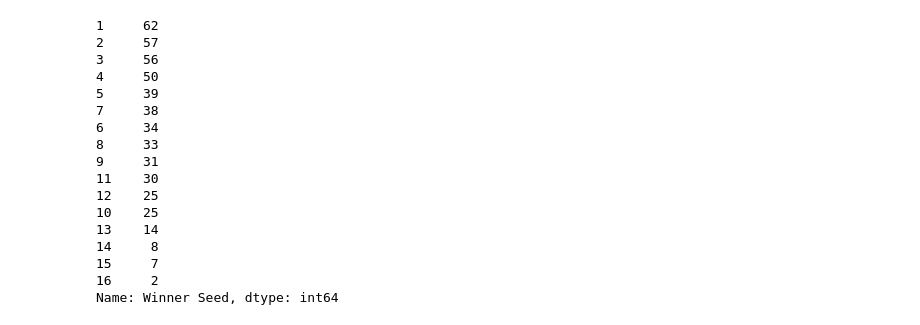
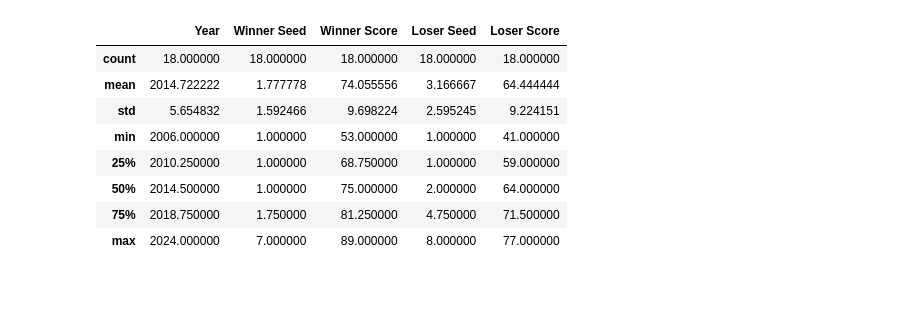
Before and after one commit to aguerrero15/NCAA-Tournament-Stats, a Jupyter notebook: report.ipynb, the cells around one changed output. Saved outputs shown, nothing was run; the diff lists cells and outputs as text; code cells hidden in the pictures; blank space fills up the shorter version.

```diff
--- a/report.ipynb
+++ b/report.ipynb
@@ -113,23 +191,15 @@ champoinship_games['Winner Seed'].value_counts()
 2     1
 4     1
 Name: Winner Seed, dtype: int64
-# %%
-first_round_games['Winner Seed'].value_counts()
-# %% [output]
-1     62
-2     57
-3     56
-4     50
-5     39
-7     38
-6     34
-8     33
-9     31
-11    30
-12    25
-10    25
-13    14
-14     8
-15     7
-16     2
-Name: Winner Seed, dtype: int64
+# %%
+champoinship_games.describe()
+# %% [output]
+|  | Year | Winner Seed | Winner Score | Loser Seed | Loser Score |
+| count | 18.000000 | 18.000000 | 18.000000 | 18.000000 | 18.000000 |
+| mean | 2014.722222 | 1.777778 | 74.055556 | 3.166667 | 64.444444 |
+| std | 5.654832 | 1.592466 | 9.698224 | 2.595245 | 9.224151 |
+| min | 2006.000000 | 1.000000 | 53.000000 | 1.000000 | 41.000000 |
+| 25% | 2010.250000 | 1.000000 | 68.750000 | 1.000000 | 59.000000 |
+| 50% | 2014.500000 | 1.000000 | 75.000000 | 2.000000 | 64.000000 |
+| 75% | 2018.750000 | 1.750000 | 81.250000 | 4.750000 | 71.500000 |
+| max | 2024.000000 | 7.000000 | 89.000000 | 8.000000 | 77.000000 |
```
Also changed, not shown: parts of 11 cells of this notebook, 2 other files.
